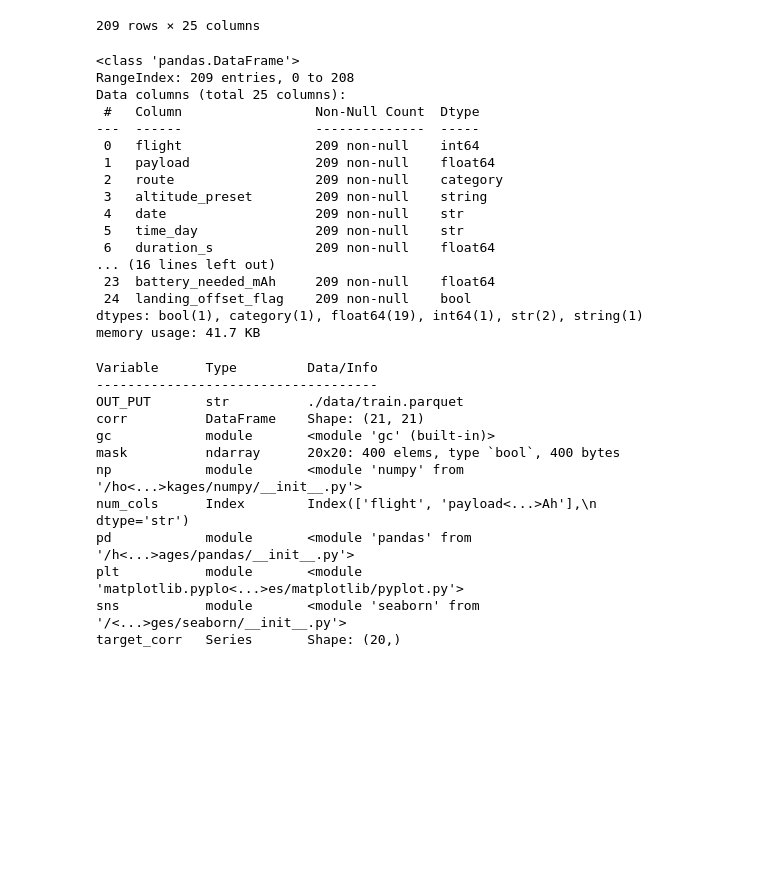
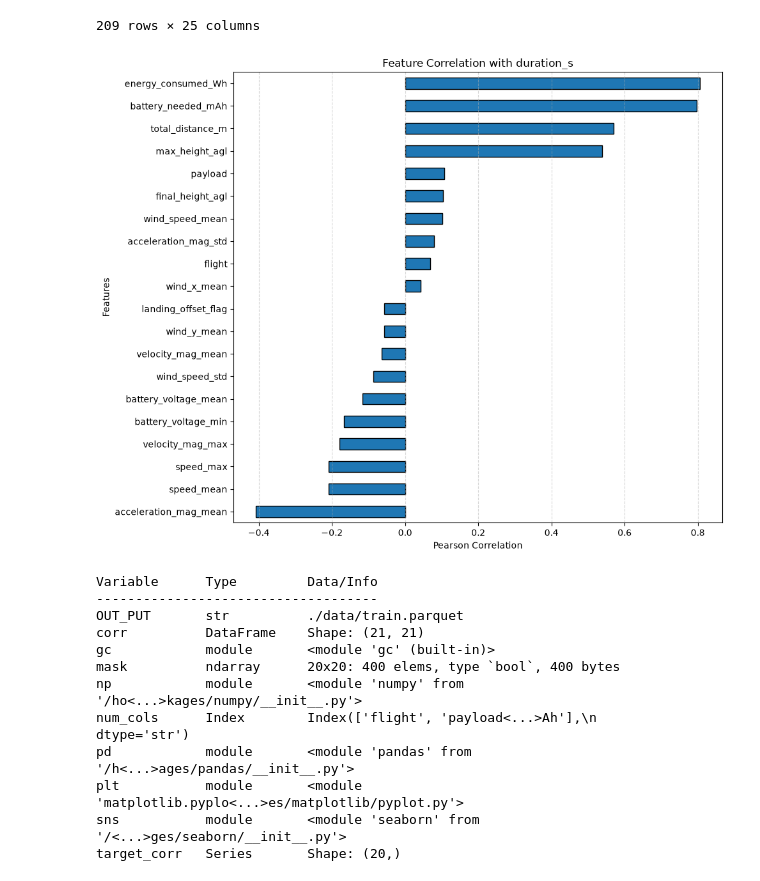
Before and after one commit to luunguyentankhai/Drone-Power-predict, a Jupyter notebook: eda/duration_s/time_stat.ipynb, the cells around one changed output. Saved outputs shown, nothing was run; the diff lists cells and outputs as text; code cells hidden in the pictures; blank space fills up the shorter version.

```diff
--- a/eda/duration_s/time_stat.ipynb
+++ b/eda/duration_s/time_stat.ipynb
@@ -7,7 +8,5 @@ import gc
 # %%
-OUT_PUT = "./data/train.parquet"
-
-df = pd.read_parquet("data/flight.parquet", engine="pyarrow")
+df = pd.read_parquet(PROCESS_PATH / "flight.parquet", engine="pyarrow")
 df
 # %% [output]
 |  | flight | payload | route | altitude_preset | date | time_day | duration_s | total_distance_m | ... |
@@ -23,26 +22,33 @@ df
 | 207 | 278 | 500.0 | R7 | 25-50-100-25 | 2019-10-24 | 10:00 | 186.39 | 545.413261 | ... |
 | 208 | 279 | 0.0 | R7 | 25-50-100-25 | 2019-10-24 | 10:10 | 152.70 | 543.645867 | ... |
 209 rows × 25 columns
-# %%
-df.info()
-# %% [output]
-<class 'pandas.DataFrame'>
-RangeIndex: 209 entries, 0 to 208
-Data columns (total 25 columns):
- #   Column                 Non-Null Count  Dtype
----  ------                 --------------  -----
- 0   flight                 209 non-null    int64
- 1   payload                209 non-null    float64
- 2   route                  209 non-null    category
- 3   altitude_preset        209 non-null    string
- 4   date                   209 non-null    str
- 5   time_day               209 non-null    str
- 6   duration_s             209 non-null    float64
-... (16 lines left out)
- 23  battery_needed_mAh     209 non-null    float64
- 24  landing_offset_flag    209 non-null    bool
-dtypes: bool(1), category(1), float64(19), int64(1), str(2), string(1)
-memory usage: 41.7 KB
+# %%
+# Compute correlation matrix
+corr = df.corr(numeric_only=True)
+
+# Correlation with target
+target_corr = (
+    corr["duration_s"]
+    .drop("duration_s")      # Remove self-correlation
+    .sort_values()
+)
+
+plt.figure(figsize=(10, 8))
+
+target_corr.plot(
+    kind="barh",                  # Horizontal bar chart
+    edgecolor="black"
+)
+
+plt.title("Feature Correlation with duration_s")
+plt.xlabel("Pearson Correlation")
+plt.ylabel("Features")
+
+plt.grid(axis="x", linestyle="--", alpha=0.5)
+plt.tight_layout()
+plt.show()
+# %% [output]
+[figure, added]
 # %%
 del df
 gc.collect()
```
Also changed, not shown: parts of 4 cells of this notebook, 4 other files.
